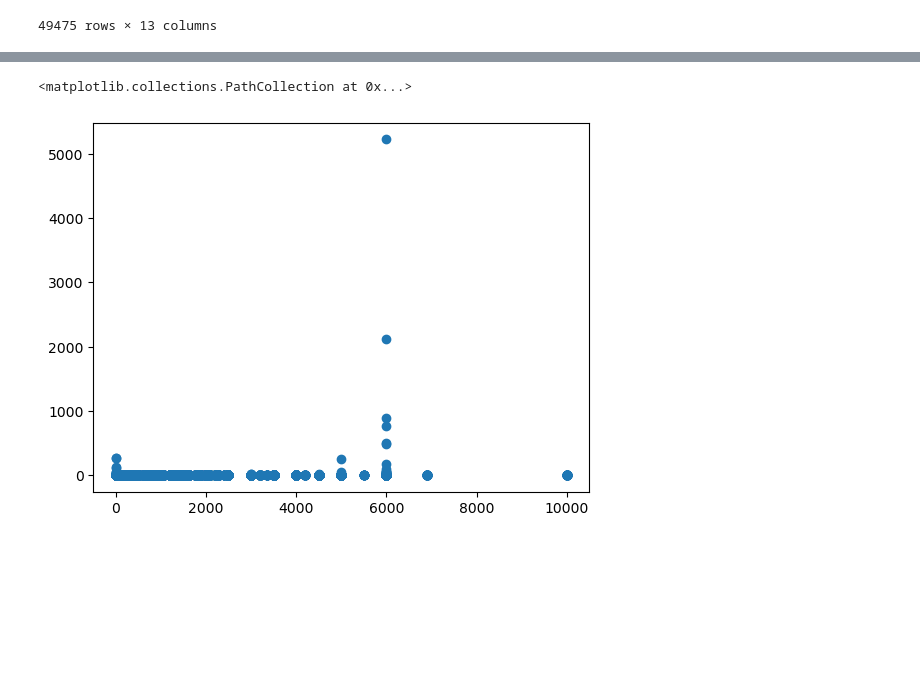
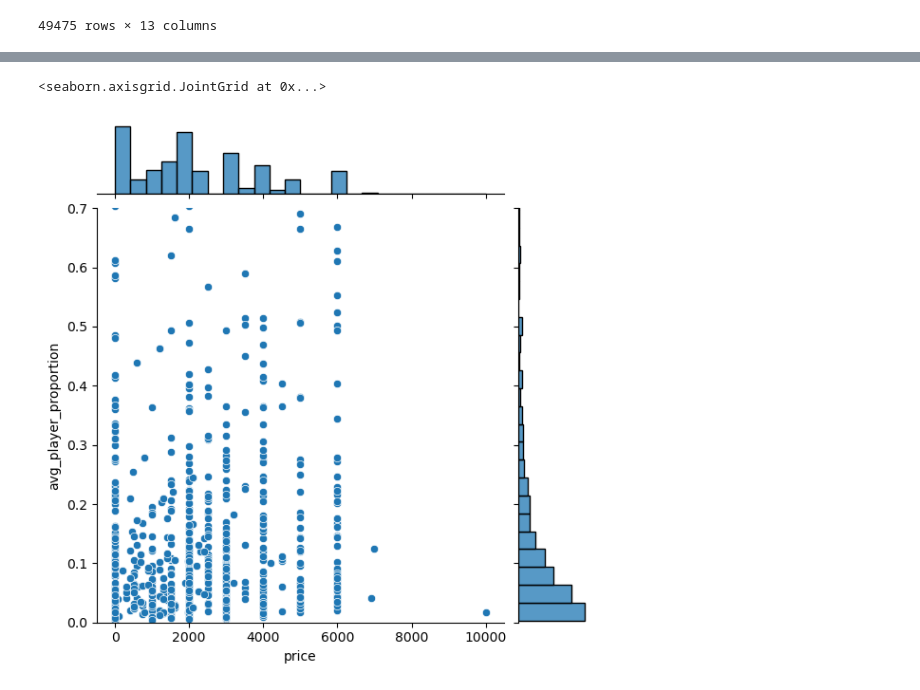
Before and after one commit to mortonjack/Data-Analysis, a Jupyter notebook: graph.ipynb, the cells around one changed output, grey strips where cells are left out. Drawn from its saved outputs; the diff is of its cells as text; code cells hidden in the pictures; blank space fills up the shorter version.

```diff
--- a/graph.ipynb
+++ b/graph.ipynb
@@ -120,5 +84,7 @@ df.corr()
-# %%
-plt.scatter(x=df["oldprice"], y=df["avg_player_proportion"])
-# %% [output]
-<matplotlib.collections.PathCollection at 0x...>
-[figure, removed]
+# %%
+sns.jointplot(x = "price", y = "avg_player_proportion",
+              data = df[(df["min_owners"] > 30000) & (df["Month"] == "February 2022")],
+              ylim=[0, 0.7])
+# %% [output]
+<seaborn.axisgrid.JointGrid at 0x...>
+[figure, added]
```
Also changed, not shown: parts of 16 cells of this notebook.
